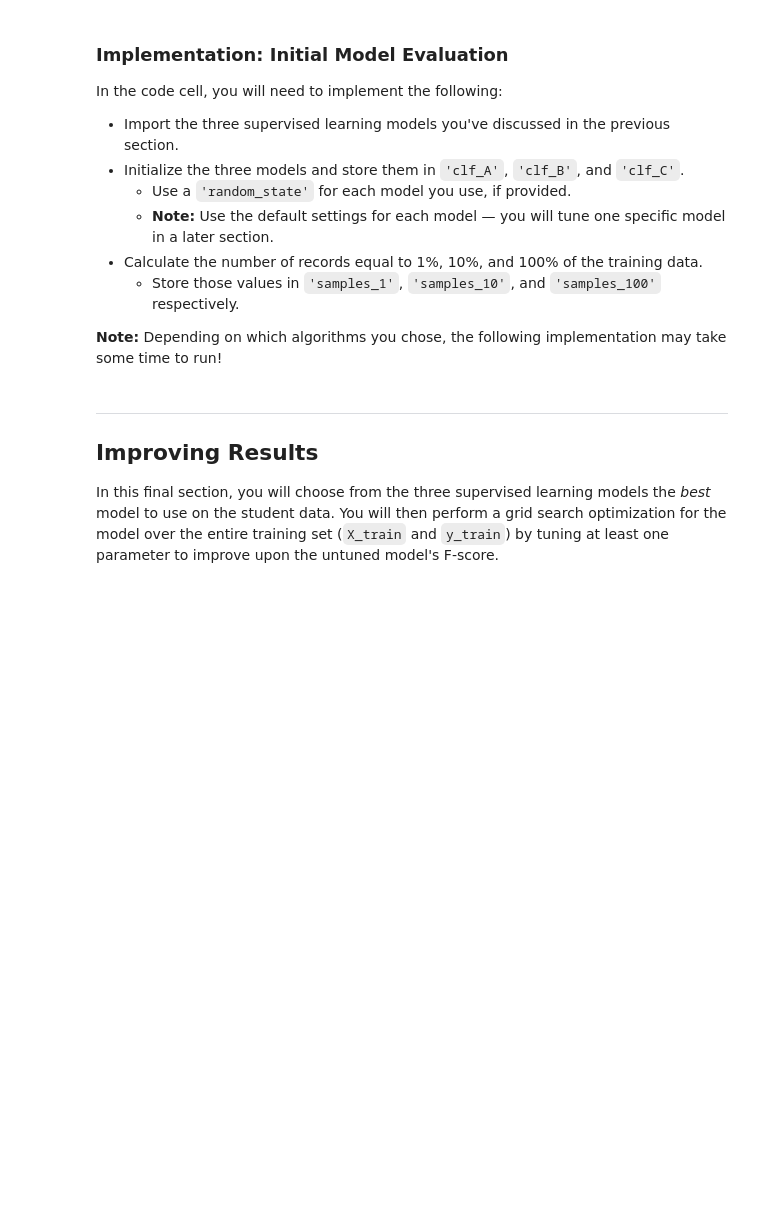
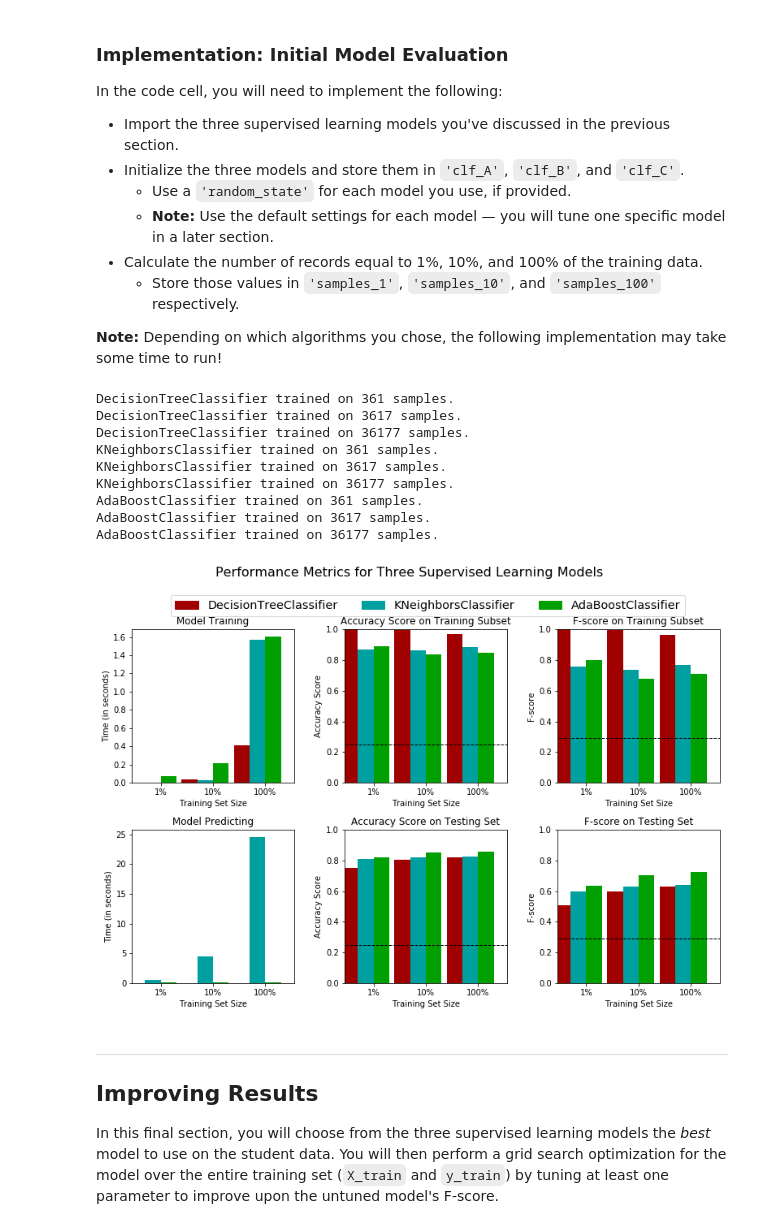
Before and after one commit to stephenoken/machine-learning, a Jupyter notebook: projects/finding_donors/finding_donors.ipynb, the cells around one changed output. Drawn from its saved outputs; the diff is of its cells as text; code cells hidden in the pictures; blank space fills up the shorter version.

```diff
--- a/projects/finding_donors/finding_donors.ipynb
+++ b/projects/finding_donors/finding_donors.ipynb
@@ -164,7 +164,7 @@ Additionally, as with the non-numeric features, we need to convert the non-numer
 features_final = pd.get_dummies(data=features_log_minmax_transform)
 
 # TODO: Encode the 'income_raw' data to numerical values
-income = income_raw.apply(lambda x: 1 if x == "<=50K" else 0)
+income = income_raw.apply(lambda x: 0 if x == "<=50K" else 1)
 # Print the number of features after one-hot encoding
 encoded = list(features_final.columns)
 print("{} total features after one-hot encoding.".format(len(encoded)))
@@ -345,6 +326,7 @@ In the code block below, you will need to implement the following:
    - Make sure that you set the `beta` parameter!
 # %%
 # TODO: Import two metrics from sklearn - fbeta_score and accuracy_score
+import sklearn.metrics as metrics
 
 def train_predict(learner, sample_size, X_train, y_train, X_test, y_test):
     '''
@@ -356,41 +338,41 @@ def train_predict(learner, sample_size, X_train, y_train, X_test, y_test):
        - X_test: features testing set
        - y_test: income testing set
     '''
-
+#     print(X_train[:3])
     results = {}
 
     # TODO: Fit the learner to the training data using slicing with 'sample_size' using .fit(training_features[:], training_labels[:])
     start = time() # Get start time
-    learner = learner.fit(training_features[:sample_size], training_labels[:sample_size])
+    learner = learner.fit(X_train[:sample_size], y_train[:sample_size])
     end = time() # Get end time
 
     # TODO: Calculate the training time
-    results['train_time'] = start - end
+    results['train_time'] = end - start
 
     # TODO: Get the predictions on the test set(X_test),
     #       then get predictions on the first 300 training samples(X_train) using .predict()
     start = time() # Get start time
     predictions_test = learner.predict(X_test)
-    predictions_train = None
+    predictions_train = learner.predict(X_train[:300])
     end = time() # Get end time
 
     # TODO: Calculate the total prediction time
-    results['pred_time'] = None
+    results['pred_time'] = end - start
 
     # TODO: Compute accuracy on the first 300 training samples which is y_train[:300]
-    results['acc_train'] = None
+    results['acc_train'] = metrics.accuracy_score(y_train[:300], predictions_train)
 
     # TODO: Compute accuracy on test set using accuracy_score()
-    results['acc_test'] = None
+    results['acc_test'] = metrics.accuracy_score(y_test, predictions_test)
 
     # TODO: Compute F-score on the the first 300 training samples using fbeta_score()
-    results['f_train'] = None
+    results['f_train'] = metrics.fbeta_score(y_train[:300], predictions_train, beta=.5)
 
     # TODO: Compute F-score on the test set which is y_test
-    results['f_test'] = None
+    results['f_test'] = metrics.fbeta_score(y_test, predictions_test, beta=.5)
 
     # Success
-    print "{} trained on {} samples.".format(learner.__class__.__name__, sample_size)
+    print("{} trained on {} samples.".format(learner.__class__.__name__, sample_size))
 
     # Return the results
     return results
@@ -407,31 +389,44 @@ In the code cell, you will need to implement the following:
 **Note:** Depending on which algorithms you chose, the following implementation may take some time to run!
 # %%
 # TODO: Import the three supervised learning models from sklearn
-
+import sklearn.tree as tree
+import sklearn.neighbors as neighbours
+import sklearn.ensemble as ensemble
 # TODO: Initialize the three models
-clf_A = None
-clf_B = None
-clf_C = None
+clf_A = tree.DecisionTreeClassifier(random_state=415)
+clf_B = neighbours.KNeighborsClassifier()
+clf_C = ensemble.AdaBoostClassifier(random_state=415)
 
 # TODO: Calculate the number of samples for 1%, 10%, and 100% of the training data
 # HINT: samples_100 is the entire training set i.e. len(y_train)
 # HINT: samples_10 is 10% of samples_100
 # HINT: samples_1 is 1% of samples_100
-samples_100 = None
-samples_10 = None
-samples_1 = None
+samples_100 = len(y_train)
+samples_10 = int(samples_100 * .10)
+samples_1 = int(samples_100 * .01)
 
 # Collect results on the learners
 results = {}
 for clf in [clf_A, clf_B, clf_C]:
     clf_name = clf.__class__.__name__
     results[clf_name] = {}
     for i, samples in enumerate([samples_1, samples_10, samples_100]):
         results[clf_name][i] = \
         train_predict(clf, samples, X_train, y_train, X_test, y_test)
 
 # Run metrics visualization for the three supervised learning models chosen
 vs.evaluate(results, accuracy, fscore)
+# %% [output]
+DecisionTreeClassifier trained on 361 samples.
+DecisionTreeClassifier trained on 3617 samples.
+DecisionTreeClassifier trained on 36177 samples.
+KNeighborsClassifier trained on 361 samples.
+KNeighborsClassifier trained on 3617 samples.
+KNeighborsClassifier trained on 36177 samples.
+AdaBoostClassifier trained on 361 samples.
+AdaBoostClassifier trained on 3617 samples.
+AdaBoostClassifier trained on 36177 samples.
+[figure, added]
 # %% [markdown]
 ----
 ## Improving Results
```
Also changed, not shown: parts of 18 cells of this notebook.
